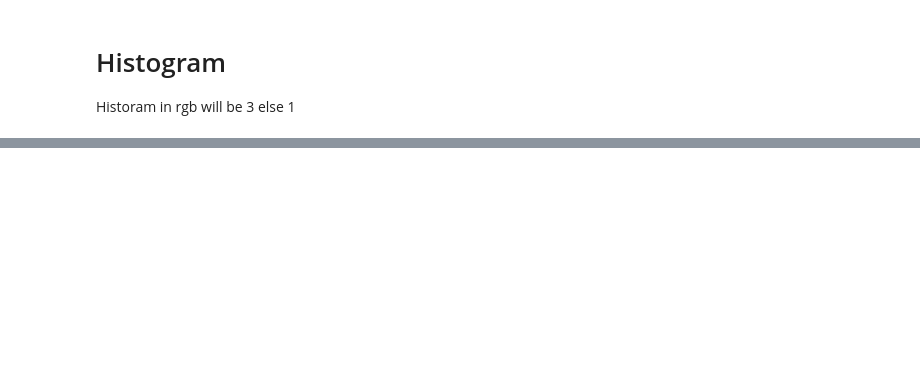
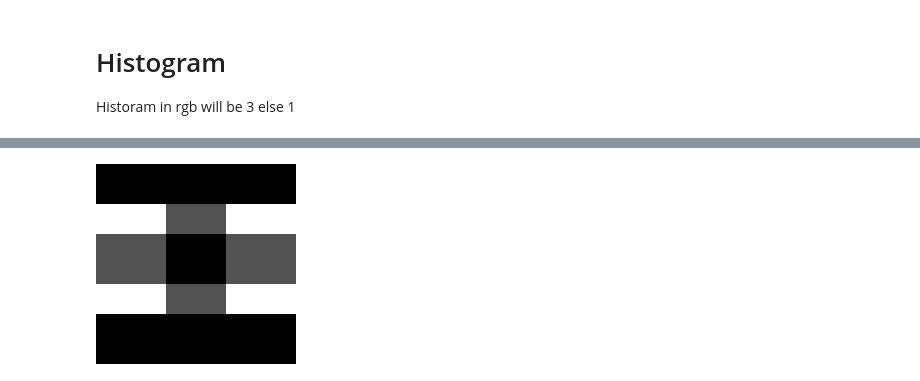
Before and after one commit to bluemner/image_processing_final, a Jupyter notebook: notebooks/Histogram.ipynb, the cells around one changed output, grey strips where cells are left out. Cells and saved outputs as stored; diff of their text form; code cells hidden in the pictures; blank space fills up the shorter version.

```diff
--- a/notebooks/Histogram.ipynb
+++ b/notebooks/Histogram.ipynb
@@ -76,4 +81,7 @@ def topographic(image):
     return top
 # %%
 top =topographic(pgm)
+pgm
+# %% [output]
+[figure, added]
 # %%
```
Also changed, not shown: parts of 14 cells of this notebook, 6 other files.
